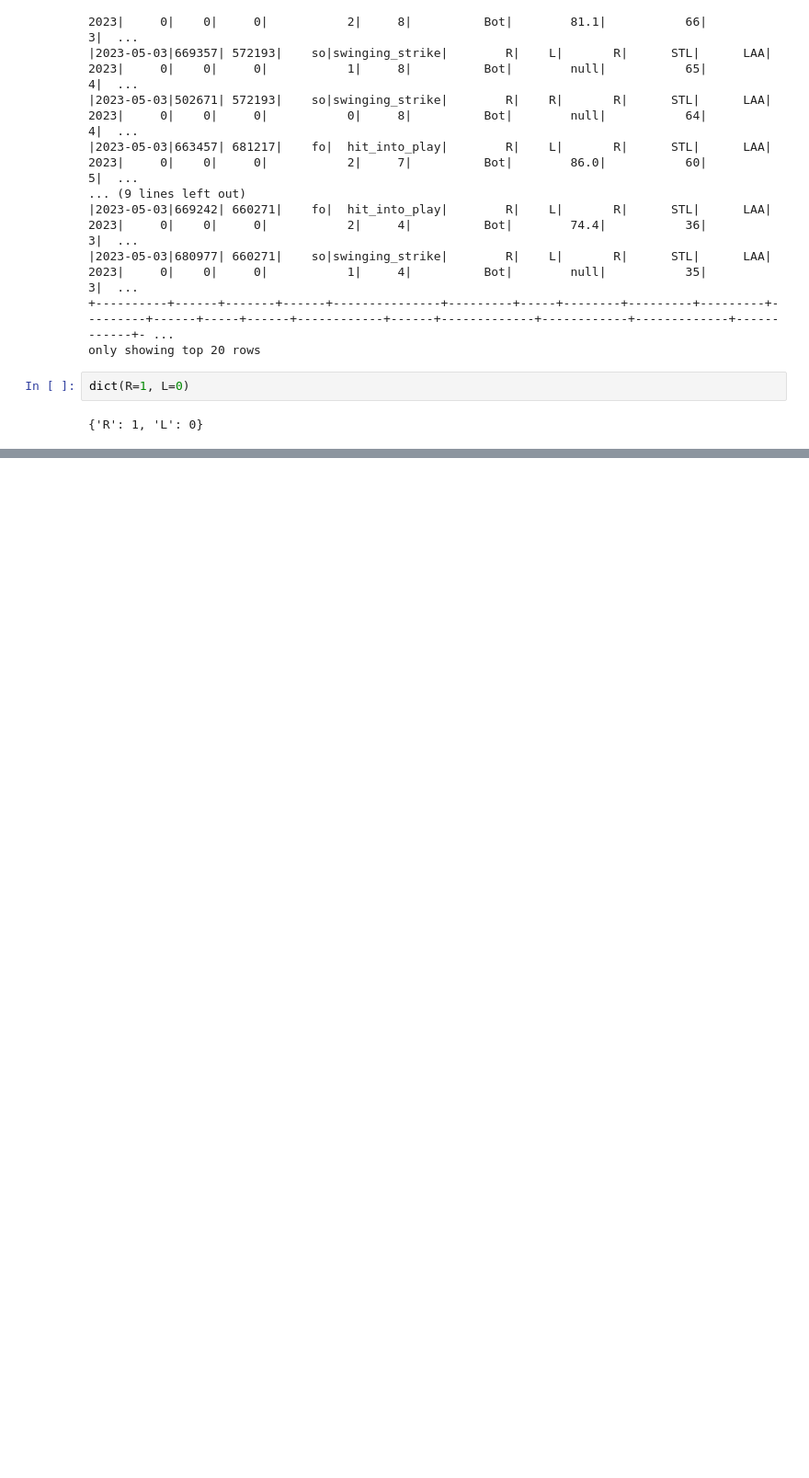
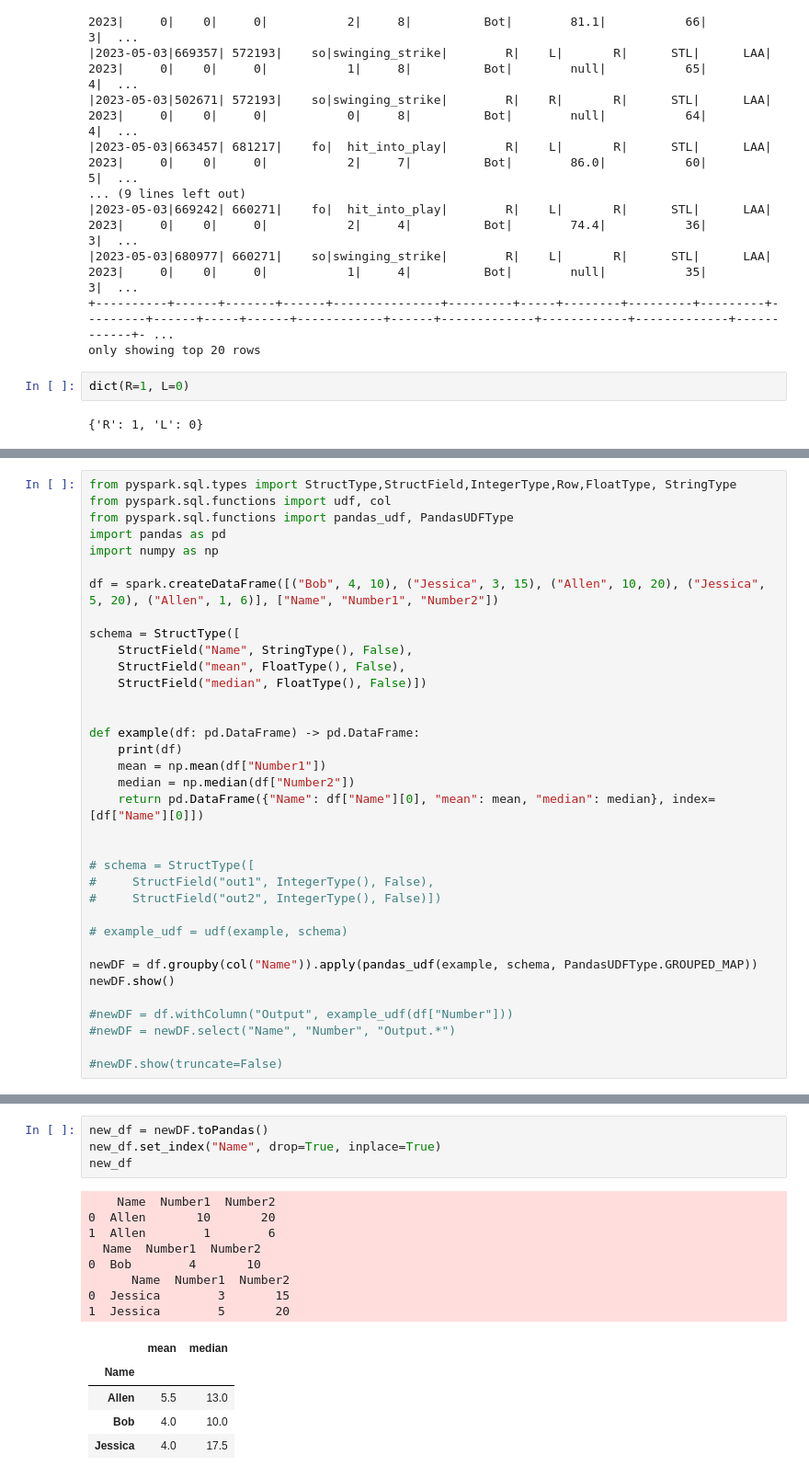
Before and after one commit to allenttchen/baseball-analytics, a Jupyter notebook: notebooks/spark.ipynb, the cells around one changed output, grey strips where cells are left out. Shown: that part at 92% size. Saved outputs shown, nothing was run; the diff lists cells and outputs as text; blank space fills up the shorter version.

```diff
--- a/notebooks/spark.ipynb
+++ b/notebooks/spark.ipynb
@@ -134,0 +139,35 @@ dict(R=1, L=0)
+# %%
+from pyspark.sql.types import StructType,StructField,IntegerType,Row,FloatType, StringType
+from pyspark.sql.functions import udf, col
+from pyspark.sql.functions import pandas_udf, PandasUDFType
+import pandas as pd
+import numpy as np
+
+df = spark.createDataFrame([("Bob", 4, 10), ("Jessica", 3, 15), ("Allen", 10, 20), ("Jessica", 5, 20), ("Allen", 1, 6)], ["Name", "Number1", "Number2"])
+
+schema = StructType([
+    StructField("Name", StringType(), False),
+    StructField("mean", FloatType(), False),
+    StructField("median", FloatType(), False)])
+
+
+def example(df: pd.DataFrame) -> pd.DataFrame:
+    print(df)
+    mean = np.mean(df["Number1"])
+    median = np.median(df["Number2"])
+    return pd.DataFrame({"Name": df["Name"][0], "mean": mean, "median": median}, index=[df["Name"][0]])
+
+
+# schema = StructType([
+#     StructField("out1", IntegerType(), False),
+#     StructField("out2", IntegerType(), False)])
+
+# example_udf = udf(example, schema)
+
+newDF = df.groupby(col("Name")).apply(pandas_udf(example, schema, PandasUDFType.GROUPED_MAP))
+newDF.show()
+
+#newDF = df.withColumn("Output", example_udf(df["Number"]))
+#newDF = newDF.select("Name", "Number", "Output.*")
+
+#newDF.show(truncate=False)
@@ -134,0 +190,18 @@ dict(R=1, L=0)
+# %%
+new_df = newDF.toPandas()
+new_df.set_index("Name", drop=True, inplace=True)
+new_df
+# %% [output]
+    Name  Number1  Number2
+0  Allen       10       20
+1  Allen        1        6
+  Name  Number1  Number2
+0  Bob        4       10
+      Name  Number1  Number2
+0  Jessica        3       15
+1  Jessica        5       20
+|  | mean | median |
+| Name |  |  |
+| Allen | 5.5 | 13.0 |
+| Bob | 4.0 | 10.0 |
+| Jessica | 4.0 | 17.5 |
```
Also changed, not shown: parts of 8 cells of this notebook, 4 other files.
